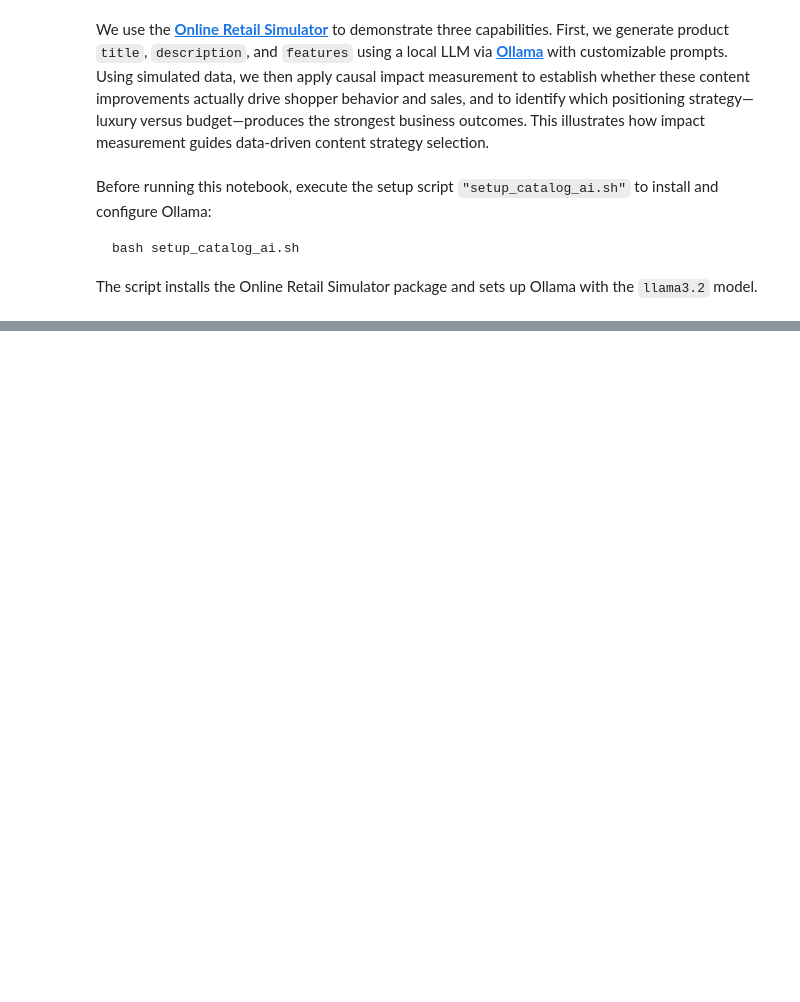
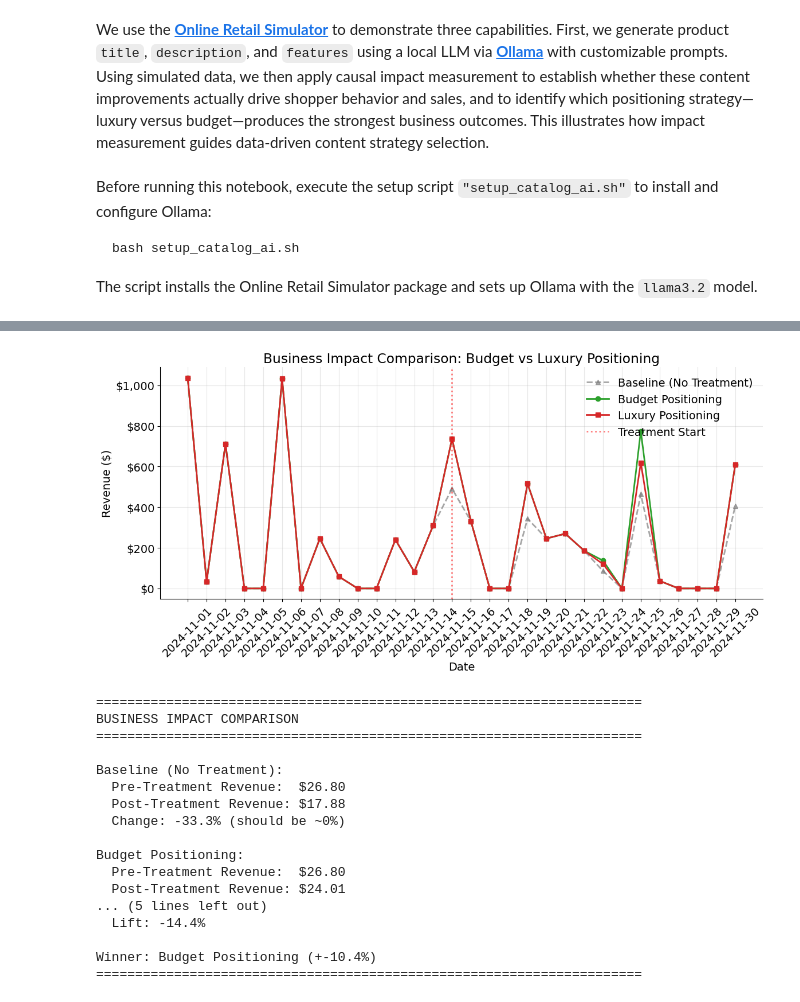
Before and after one commit to eisenhauerIO/courses-business-decisions, a Jupyter notebook: docs/source/understand-domain/02-catalog-ai/lecture.ipynb, the cells around one changed output, grey strips where cells are left out. Cells and saved outputs as stored; diff of their text form; code cells hidden in the pictures; blank space fills up the shorter version.

```diff
--- a/docs/source/understand-domain/02-catalog-ai/lecture.ipynb
+++ b/docs/source/understand-domain/02-catalog-ai/lecture.ipynb
@@ -65,0 +225,4 @@ The same product generates completely different content depending on the prompt
+# %%
+# Apply luxury enrichment
+luxury_job = enrich("config_enrichment_luxury.yaml", job_info)
+luxury_results = load_job_results(luxury_job)
@@ -65,0 +233,25 @@ The same product generates completely different content depending on the prompt
+# %%
+# Compare positioning strategies
+stats = plot_positioning_comparison(metrics, enriched_results["enriched"], luxury_results["enriched"], "2024-11-15")
+
+# Print comparison results
+print_positioning_comparison(stats)
+# %% [output]
+[figure, added]
+======================================================================
+BUSINESS IMPACT COMPARISON
+======================================================================
+
+Baseline (No Treatment):
+  Pre-Treatment Revenue:  $26.80
+  Post-Treatment Revenue: $17.88
+  Change: -33.3% (should be ~0%)
+
+Budget Positioning:
+  Pre-Treatment Revenue:  $26.80
+  Post-Treatment Revenue: $24.01
+... (5 lines left out)
+  Lift: -14.4%
+
+Winner: Budget Positioning (+-10.4%)
+======================================================================
```
Also changed, not shown: parts of 34 cells of this notebook, 5 other files.
